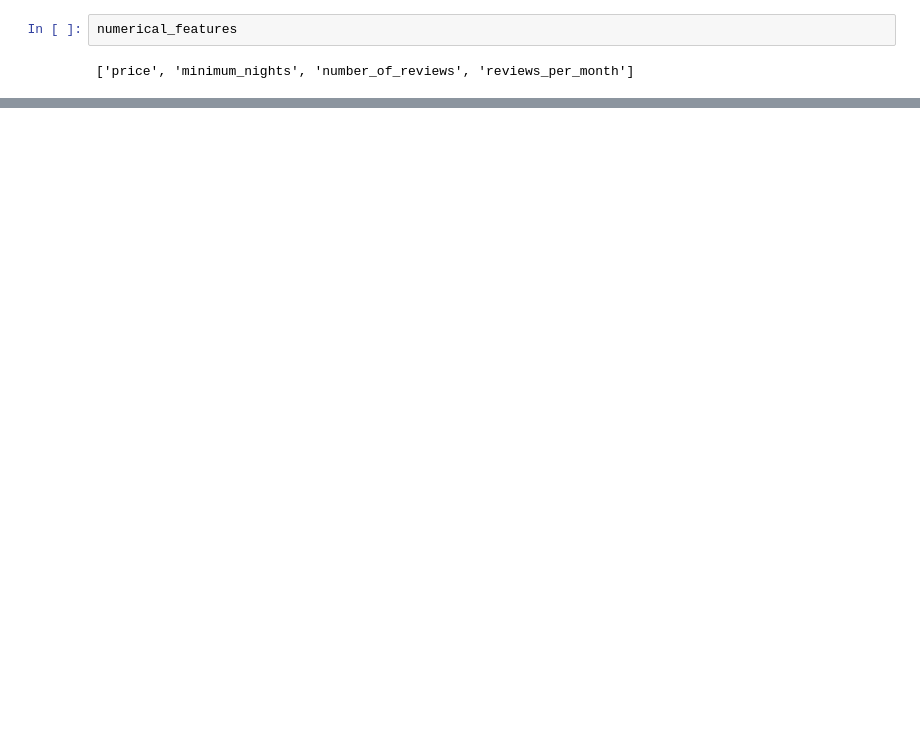
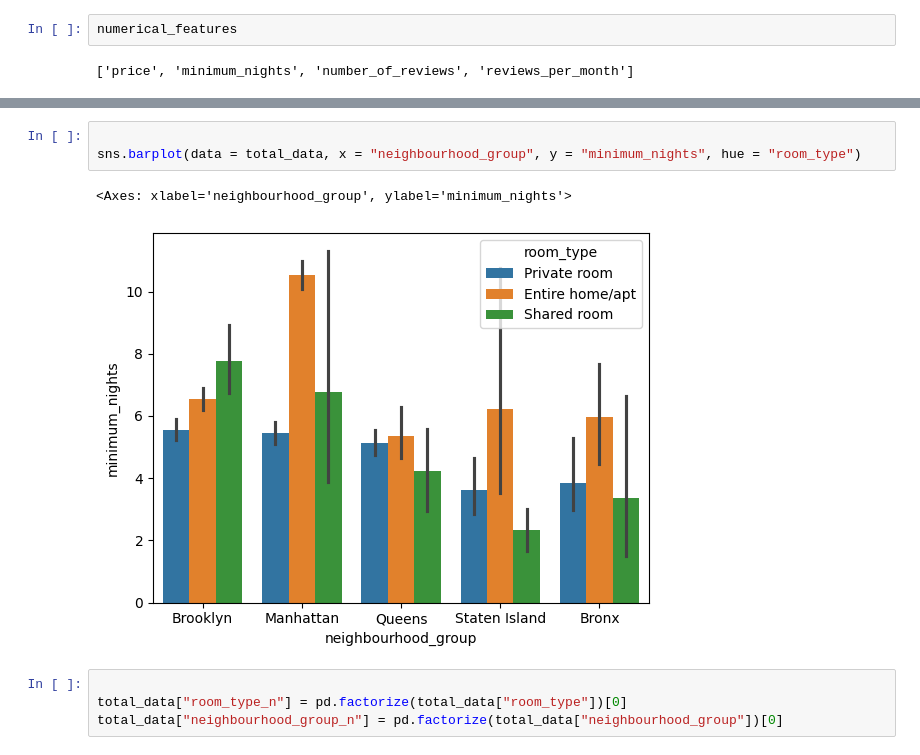
Before and after one commit to 4GeeksAcademy/nicholasdetriomachine-learning-python-template, a Jupyter notebook: src/explore.ipynb, the cells around one changed output, grey strips where cells are left out. Saved outputs shown, nothing was run; the diff lists cells and outputs as text; blank space fills up the shorter version.

```diff
--- a/src/explore.ipynb
+++ b/src/explore.ipynb
@@ -355,0 +427,10 @@ numerical_features
+# %%
+
+sns.barplot(data = total_data, x = "neighbourhood_group", y = "minimum_nights", hue = "room_type")
+# %% [output]
+<Axes: xlabel='neighbourhood_group', ylabel='minimum_nights'>
+[figure, added]
+# %%
+
+total_data["room_type_n"] = pd.factorize(total_data["room_type"])[0]
+total_data["neighbourhood_group_n"] = pd.factorize(total_data["neighbourhood_group"])[0]
```
Also changed, not shown: parts of 13 cells of this notebook.
